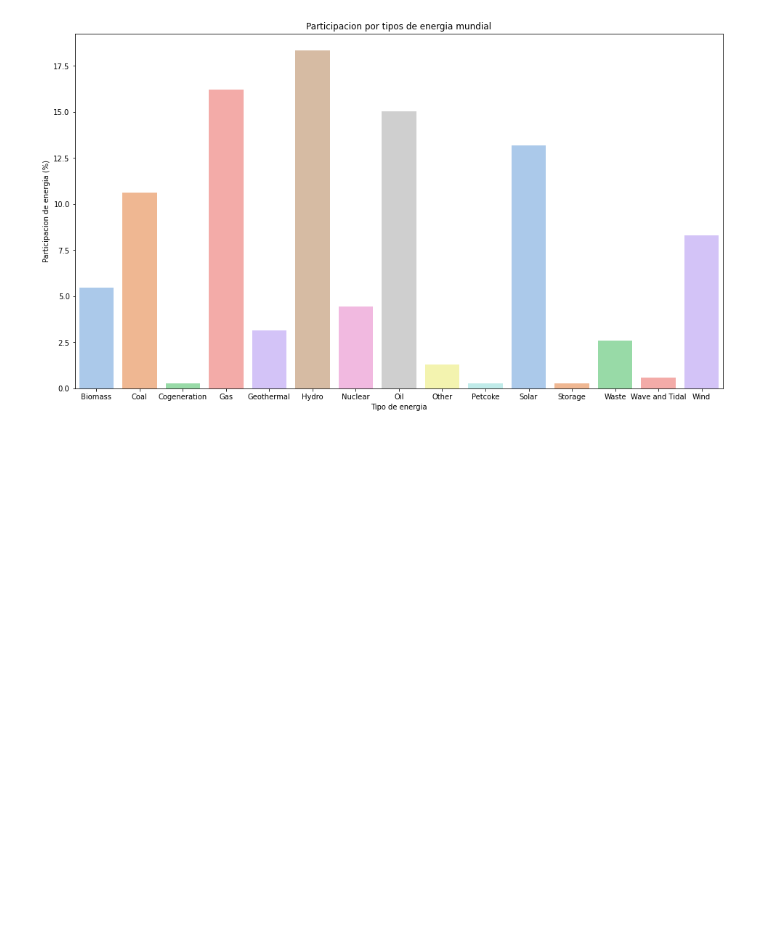
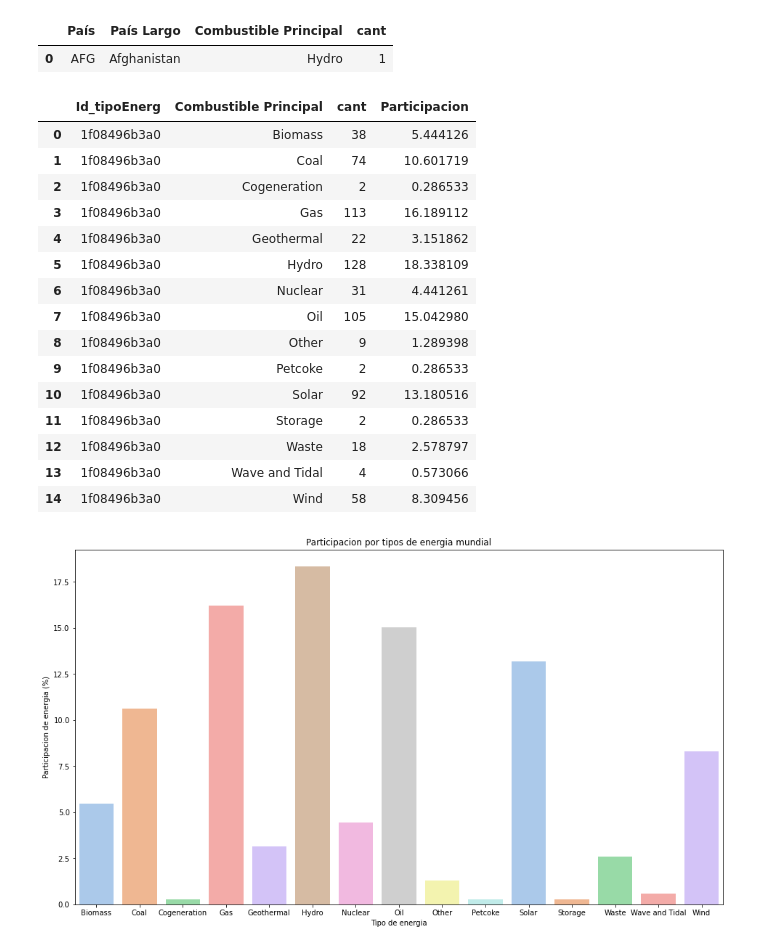
Before and after one commit to emissionsmap/emissionsmap, a Jupyter notebook: documentation/GlobaPlantasEner.ipynb, the cells around one changed output. Saved outputs shown, nothing was run; the diff lists cells and outputs as text; code cells hidden in the pictures; blank space fills up the shorter version.

```diff
--- a/documentation/GlobaPlantasEner.ipynb
+++ b/documentation/GlobaPlantasEner.ipynb
@@ -59,2 +87,7 @@ tabla_global_planta_energia.to_csv('master_global_planta_energia.csv')
 # %%
 tabla_global_planta_energia['cant'] = 1 #unidad por dato
+# %%
+tabla_global_planta_energia.head(1)
+# %% [output]
+|  | País | País Largo | Combustible Principal | cant |
+| 0 | AFG | Afghanistan | Hydro | 1 |
@@ -61,5 +101,29 @@ tabla_global_planta_energia['cant'] = 1 #unidad por dato
 # %%
-tabla = tabla_global_planta_energia.groupby('primary_fuel')['cant'].sum() # cantidad por energia primaria
-tabla = tabla.reset_index()
+Master_global_anergia = tabla_global_planta_energia.groupby('Combustible Principal')['cant'].sum() # cantidad por energia primaria
+Master_global_anergia = Master_global_anergia.reset_index()
 # %%
-tabla['Participacion'] = (tabla['cant'] / tabla.cant.sum()) * 100
+Master_global_anergia['Participacion'] = (Master_global_anergia['cant'] / Master_global_anergia.cant.sum()) * 100
+# %%
+Master_global_anergia['Id_tipoEnerg'] = format(id(Master_global_anergia['Combustible Principal']), 'x')
+# %%
+Master_global_anergia.set_index('Id_tipoEnerg', inplace=True)
+Master_global_anergia = Master_global_anergia.reset_index()
+# %%
+Master_global_anergia
+# %% [output]
+|  | Id_tipoEnerg | Combustible Principal | cant | Participacion |
+| 0 | 1f08496b3a0 | Biomass | 38 | 5.444126 |
+| 1 | 1f08496b3a0 | Coal | 74 | 10.601719 |
+| 2 | 1f08496b3a0 | Cogeneration | 2 | 0.286533 |
+| 3 | 1f08496b3a0 | Gas | 113 | 16.189112 |
+| 4 | 1f08496b3a0 | Geothermal | 22 | 3.151862 |
+| 5 | 1f08496b3a0 | Hydro | 128 | 18.338109 |
+| 6 | 1f08496b3a0 | Nuclear | 31 | 4.441261 |
+| 7 | 1f08496b3a0 | Oil | 105 | 15.042980 |
+| 8 | 1f08496b3a0 | Other | 9 | 1.289398 |
+| 9 | 1f08496b3a0 | Petcoke | 2 | 0.286533 |
+| 10 | 1f08496b3a0 | Solar | 92 | 13.180516 |
+| 11 | 1f08496b3a0 | Storage | 2 | 0.286533 |
+| 12 | 1f08496b3a0 | Waste | 18 | 2.578797 |
+| 13 | 1f08496b3a0 | Wave and Tidal | 4 | 0.573066 |
+| 14 | 1f08496b3a0 | Wind | 58 | 8.309456 |
```
Also changed, not shown: parts of 24 cells of this notebook, 7 other files.
